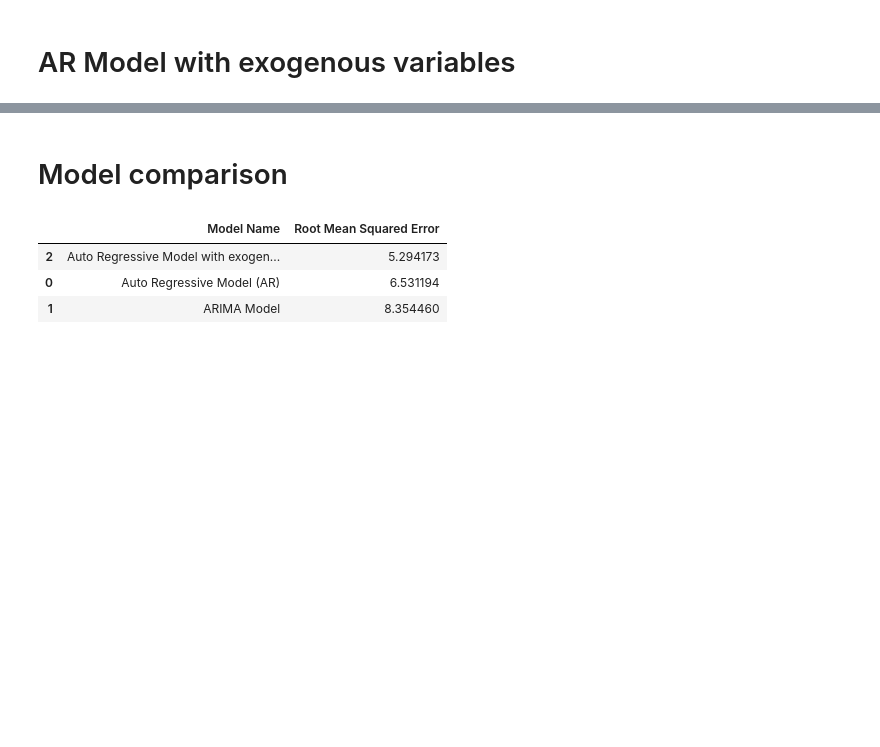
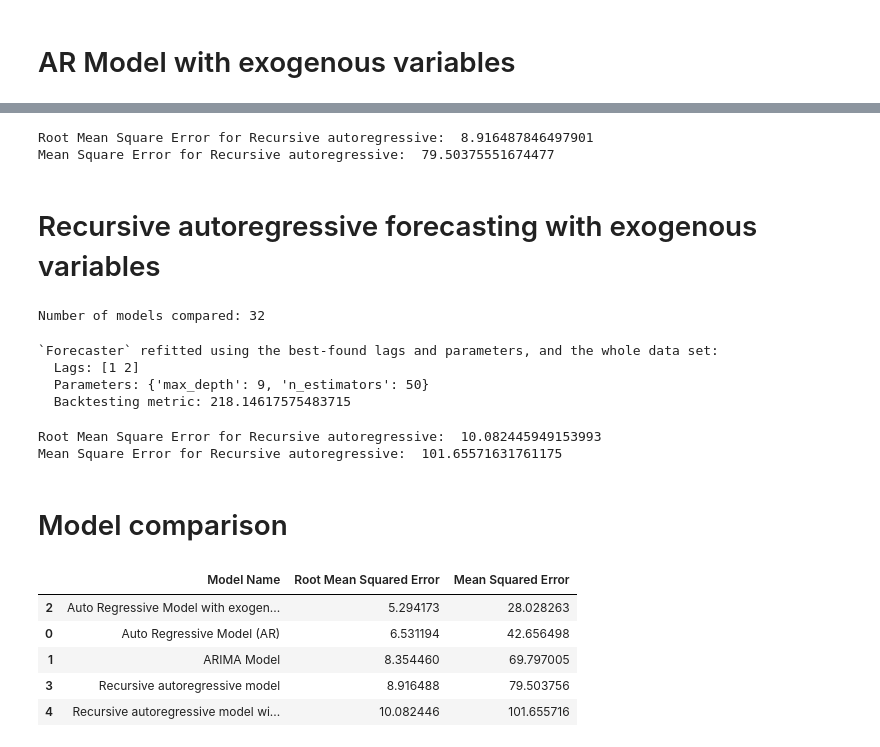
Before and after one commit to rennydoig/ssc22-case-comp, a Jupyter notebook: olga_dir/2022_CCS_predictione.ipynb, the cells around one changed output, grey strips where cells are left out. Cells and saved outputs as stored; diff of their text form; code cells hidden in the pictures; blank space fills up the shorter version.

```diff
--- a/olga_dir/2022_CCS_predictione.ipynb
+++ b/olga_dir/2022_CCS_predictione.ipynb
@@ -139,7 +136,7 @@ df_ftr
 | 2907 | 2021-07-01 | 61.926635 | 14.190562 | 39.253244 | 2081 | 307935.0 |
 | 3198 | 2021-10-01 | 66.359073 | 16.415049 | 36.057464 | 1601 | 286590.0 |
 # %%
-model_train=df_ftr.iloc[:int(df_ftr.shape[0]-1)]
+train=df_ftr.iloc[:int(df_ftr.shape[0]-1)]
 valid=df_ftr.iloc[int(df_ftr.shape[0]-1):]
 y_pred=valid.copy()
 print(y_pred)
@@ -263,11 +347,70 @@ fig.show()
+# %%
+RMSE_scores.append(np.sqrt(mean_squared_error(y_pred["avg_d_mbps"],prediction_ra)))
+MSE_scores.append(mean_squared_error(y_pred["avg_d_mbps"],prediction_ra))
+print("Root Mean Square Error for Recursive autoregressive: ",np.sqrt(mean_squared_error(y_pred["avg_d_mbps"],prediction_ra)))
+print("Mean Square Error for Recursive autoregressive: ",mean_squared_error(y_pred["avg_d_mbps"],prediction_ra))
+# %% [output]
+Root Mean Square Error for Recursive autoregressive:  8.916487846497901
+Mean Square Error for Recursive autoregressive:  79.50375551674477
+# %% [markdown]
+# Recursive autoregressive forecasting with exogenous variables
+# %%
+# Hyperparameter Grid search
+# ==============================================================================
+steps = 3
+forecaster = ForecasterAutoreg(
+                regressor = RandomForestRegressor(random_state=123),
+                lags      = 12 # This value will be replaced in the grid search
+             )
+lags_grid = [2, 3]
+
+param_grid = {'n_estimators': [20, 30, 50, 100],
+              'max_depth': [3, 5, 7,9]}
+
+results_grid = grid_search_forecaster(
+                        forecaster  = forecaster,
+                        y           = train['avg_d_mbps'],
+                        exog        = train['DA_POP'],
+                        param_grid  = param_grid,
+                        lags_grid   = lags_grid,
+                        steps       = steps,
+                        refit       = True,
+                        metric      = 'mean_squared_error',
+                        initial_train_size = int(len(train)*0.7),
+                        return_best = True,
+                        verbose     = False
+               )
+# %% [output]
+Number of models compared: 32
+`Forecaster` refitted using the best-found lags and parameters, and the whole data set:
+  Lags: [1 2]
+  Parameters: {'max_depth': 9, 'n_estimators': 50}
+  Backtesting metric: 218.14617575483715
+# %%
+# Predictions
+# ==============================================================================
+predictions_ra_e = forecaster.predict(steps=1, exog=valid['DA_POP'])
+y_pred["Recursive autoregressive"]=predictions_ra_e.values
+# %%
+RMSE_scores.append(np.sqrt(mean_squared_error(y_pred["avg_d_mbps"],predictions_ra_e)))
+MSE_scores.append(mean_squared_error(y_pred["avg_d_mbps"],predictions_ra_e))
+print("Root Mean Square Error for Recursive autoregressive: ",np.sqrt(mean_squared_error(y_pred["avg_d_mbps"],predictions_ra_e)))
+print("Mean Square Error for Recursive autoregressive: ",mean_squared_error(y_pred["avg_d_mbps"],predictions_ra_e))
+# %% [output]
+Root Mean Square Error for Recursive autoregressive:  10.082445949153993
+Mean Square Error for Recursive autoregressive:  101.65571631761175
 # %% [markdown]
 # Model comparison
 # %%
-model_names=["Auto Regressive Model (AR)","ARIMA Model","Auto Regressive Model with exogenous variables"]
-model_summary=pd.DataFrame(zip(model_names,model_scores),columns=["Model Name","Root Mean Squared Error"]).sort_values(["Root Mean Squared Error"])
+model_names=["Auto Regressive Model (AR)","ARIMA Model","Auto Regressive Model with exogenous variables",
+             "Recursive autoregressive model", "Recursive autoregressive model with exogenous variables"]
+model_summary=pd.DataFrame(zip(model_names,RMSE_scores, MSE_scores),
+                           columns=["Model Name","Root Mean Squared Error", "Mean Squared Error"]).sort_values(["Root Mean Squared Error"])
 model_summary
 # %% [output]
-|  | Model Name | Root Mean Squared Error |
-| 2 | Auto Regressive Model with exogen... | 5.294173 |
-| 0 | Auto Regressive Model (AR) | 6.531194 |
-| 1 | ARIMA Model | 8.354460 |
+|  | Model Name | Root Mean Squared Error | Mean Squared Error |
+| 2 | Auto Regressive Model with exogen... | 5.294173 | 28.028263 |
+| 0 | Auto Regressive Model (AR) | 6.531194 | 42.656498 |
+| 1 | ARIMA Model | 8.354460 | 69.797005 |
+| 3 | Recursive autoregressive model | 8.916488 | 79.503756 |
+| 4 | Recursive autoregressive model wi... | 10.082446 | 101.655716 |
```
Also changed, not shown: parts of 19 cells of this notebook.
